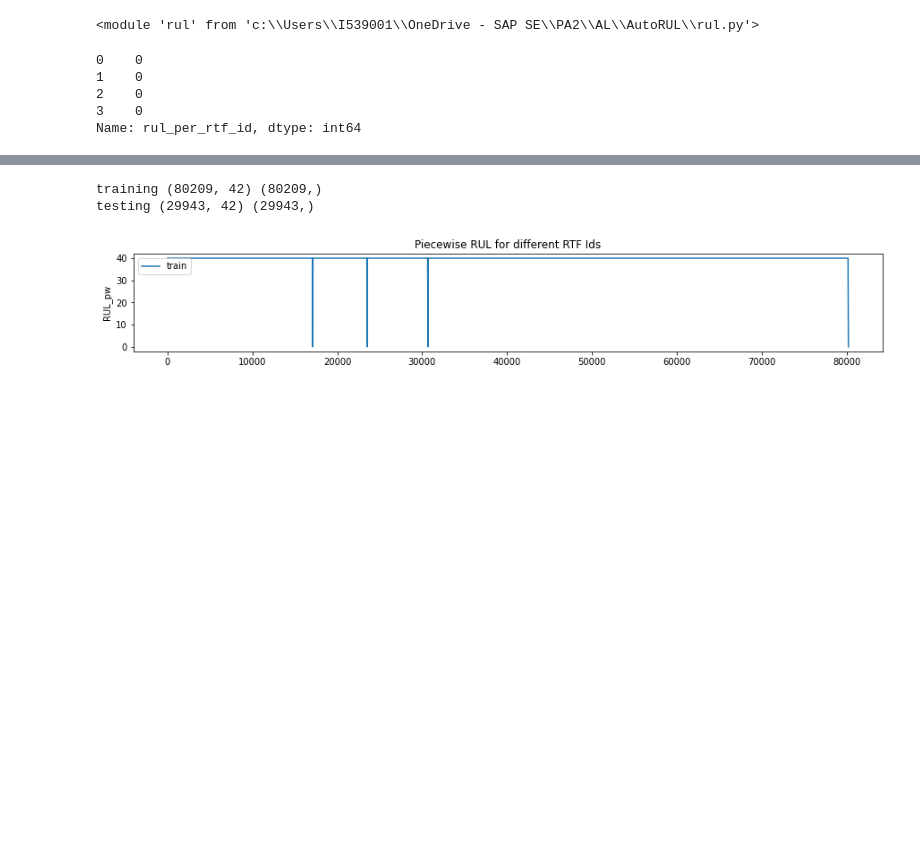
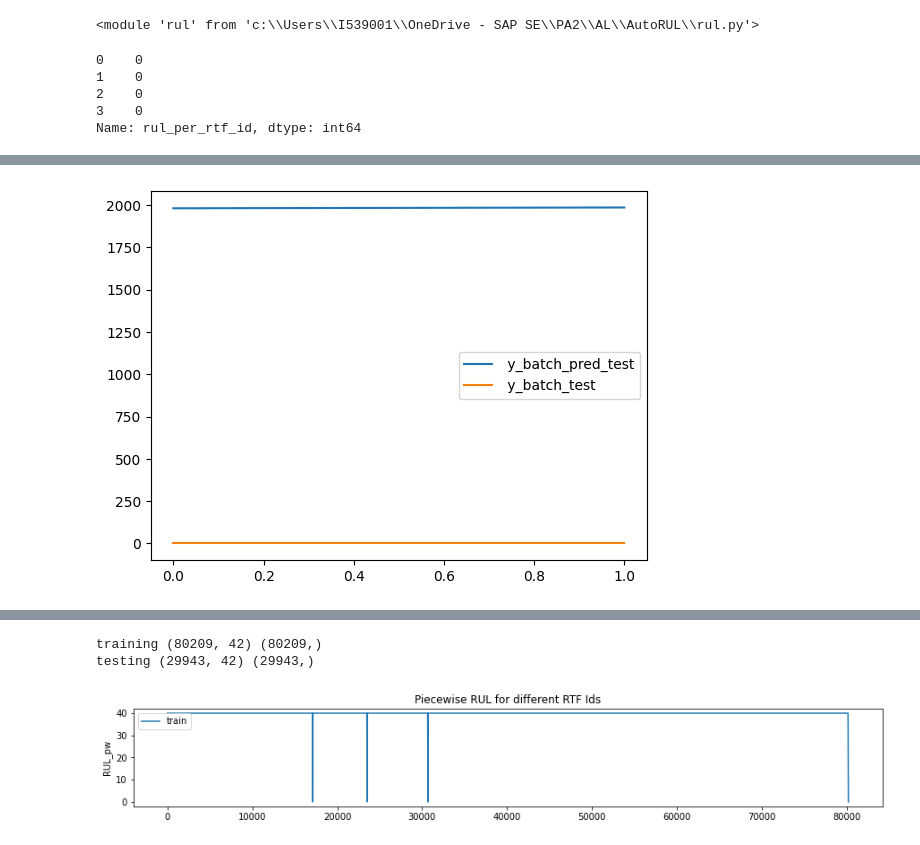
Before and after one commit to JoeZYX/AutoRUL, a Jupyter notebook: waterpump.ipynb, the cells around one changed output, grey strips where cells are left out. Cells and saved outputs as stored; diff of their text form; code cells hidden in the pictures; blank space fills up the shorter version.

```diff
--- a/waterpump.ipynb
+++ b/waterpump.ipynb
@@ -205,0 +222,7 @@ The RMSE on test dataset waterpump is 7.867606163024902.
+# %%
+plt.plot(test_pred["y_batch_pred_test"], label = " y_batch_pred_test")
+plt.plot(test_pred["y_batch_test"], label = " y_batch_test")
+plt.legend()
+plt.show() # to do: plot predictions for all of the cycles
+# %% [output]
+[figure, added]
```
Also changed, not shown: parts of 9 cells of this notebook, 26 other files.
